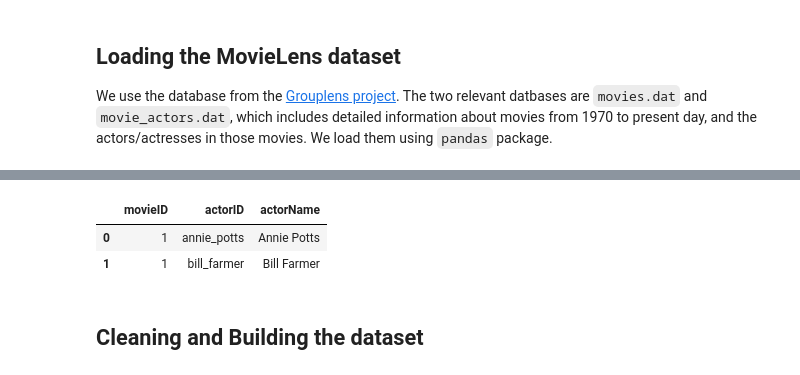
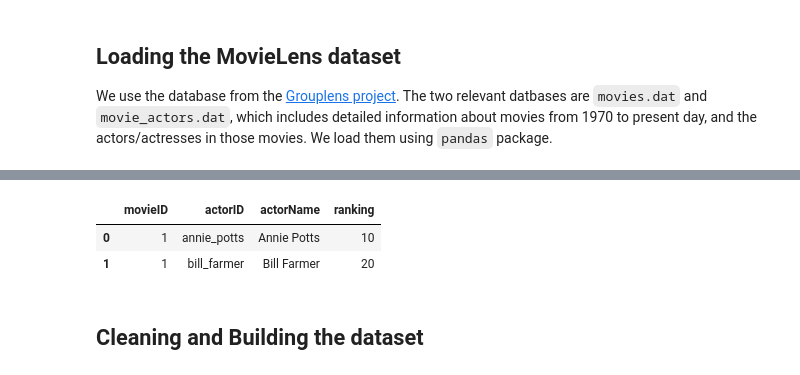
Before and after one commit to kuangchen/DataScienceProject, a Jupyter notebook: Is Next Movie Worth Watching?/Is the next movie worth watching?.ipynb, the cells around one changed output, grey strips where cells are left out. Drawn from its saved outputs; the diff is of its cells as text; code cells hidden in the pictures.

```diff
--- a/Is Next Movie Worth Watching?/Is the next movie worth watching?.ipynb
+++ b/Is Next Movie Worth Watching?/Is the next movie worth watching?.ipynb
@@ -88,12 +100,12 @@ movie_df.head(2)
 | 0 | 1 | Toy story | 114709 | Toy story (juguetes) | http://ia.media-imdb.com/images/M... | 1995 | toy_story | 9 | ... |
 | 1 | 2 | Jumanji | 113497 | Jumanji | http://ia.media-imdb.com/images/M... | 1995 | 1068044-jumanji | 5.6 | ... |
 # %%
-actor_df = pd.read_csv("movie_actors.dat", delimiter="\t", encoding="ISO-8859-1", usecols=[0, 1, 2])
+actor_df = pd.read_csv("movie_actors.dat", delimiter="\t", encoding="ISO-8859-1")
 actor_df.head(2)
 # %% [output]
-|  | movieID | actorID | actorName |
-| 0 | 1 | annie_potts | Annie Potts |
-| 1 | 1 | bill_farmer | Bill Farmer |
+|  | movieID | actorID | actorName | ranking |
+| 0 | 1 | annie_potts | Annie Potts | 10 |
+| 1 | 1 | bill_farmer | Bill Farmer | 20 |
 # %% [markdown]
 <a id='sec2'></a>
 ## Cleaning and Building the dataset
```
Also changed, not shown: parts of 24 cells of this notebook.
